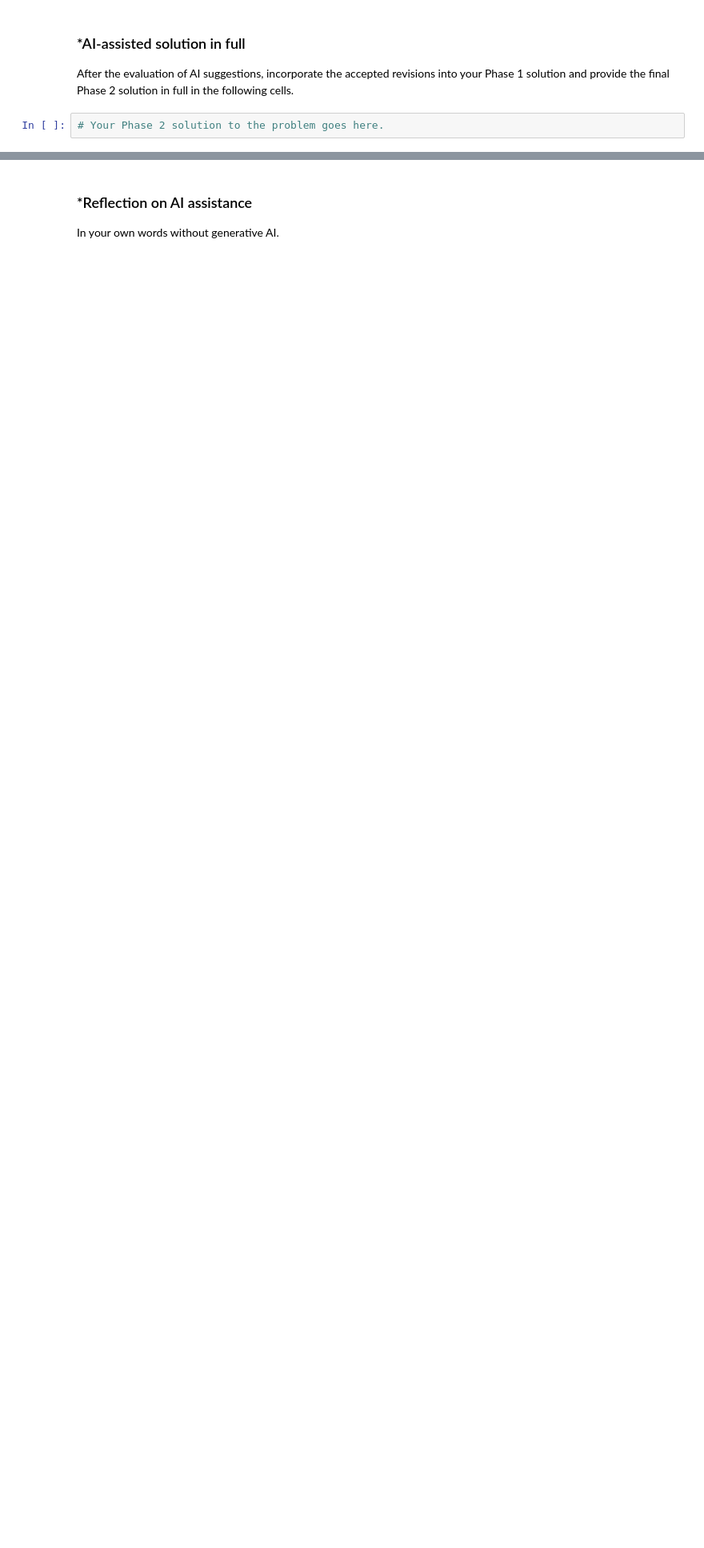
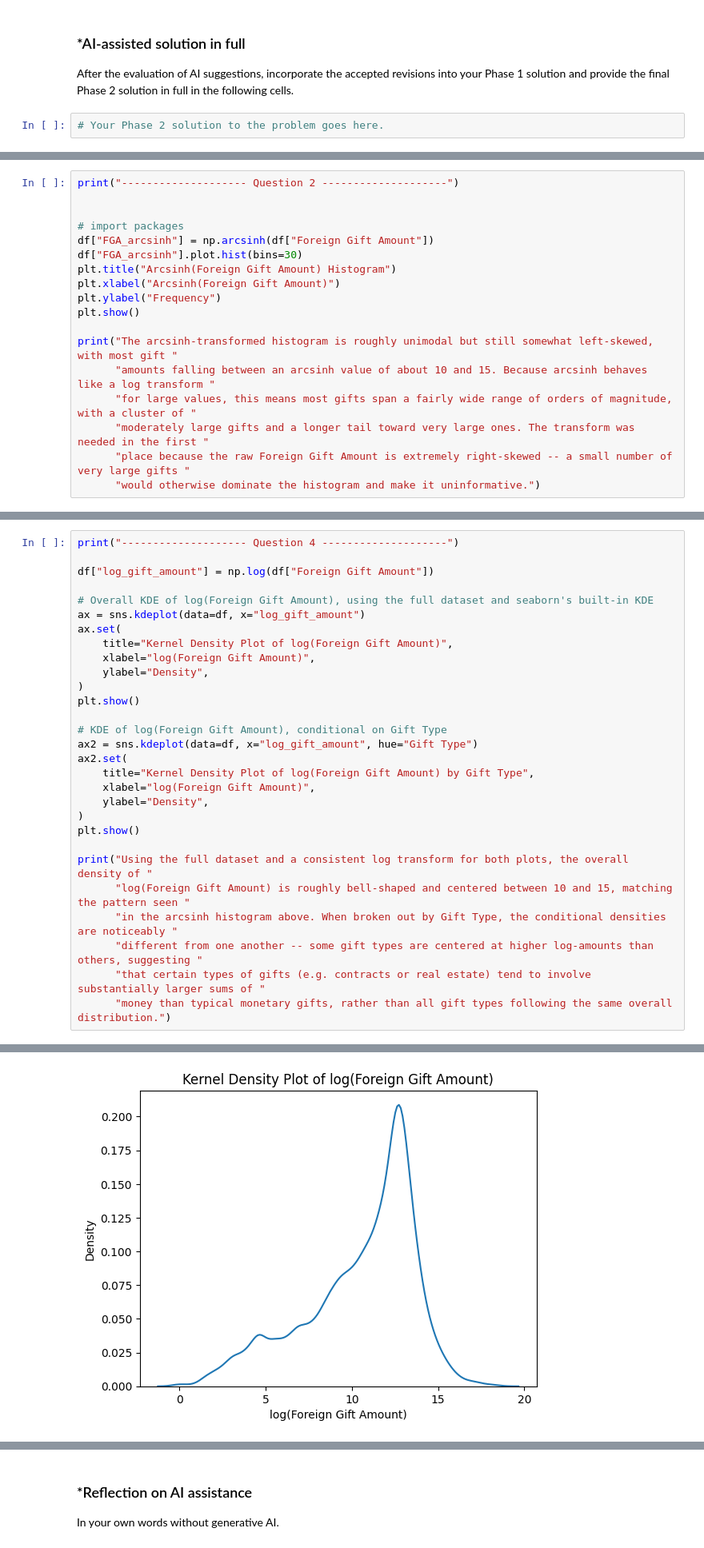
Before and after one commit to lanile200/A02-eda-and-visualization, a Jupyter notebook: notebook.ipynb, the cells around one changed output, grey strips where cells are left out. Shown at 80% size. Saved outputs shown, nothing was run; the diff lists cells and outputs as text; blank space fills up the shorter version.

```diff
--- a/notebook.ipynb
+++ b/notebook.ipynb
@@ -229,0 +277,18 @@ After the evaluation of AI suggestions, incorporate the accepted revisions into
+# %%
+print("-------------------- Question 2 --------------------")
+
+
+# import packages
+df["FGA_arcsinh"] = np.arcsinh(df["Foreign Gift Amount"])
+df["FGA_arcsinh"].plot.hist(bins=30)
+plt.title("Arcsinh(Foreign Gift Amount) Histogram")
+plt.xlabel("Arcsinh(Foreign Gift Amount)")
+plt.ylabel("Frequency")
+plt.show()
+
+print("The arcsinh-transformed histogram is roughly unimodal but still somewhat left-skewed, with most gift "
+      "amounts falling between an arcsinh value of about 10 and 15. Because arcsinh behaves like a log transform "
+      "for large values, this means most gifts span a fairly wide range of orders of magnitude, with a cluster of "
+      "moderately large gifts and a longer tail toward very large ones. The transform was needed in the first "
+      "place because the raw Foreign Gift Amount is extremely right-skewed -- a small number of very large gifts "
+      "would otherwise dominate the histogram and make it uninformative.")
@@ -229,0 +329,30 @@ After the evaluation of AI suggestions, incorporate the accepted revisions into
+# %%
+print("-------------------- Question 4 --------------------")
+
+df["log_gift_amount"] = np.log(df["Foreign Gift Amount"])
+
+# Overall KDE of log(Foreign Gift Amount), using the full dataset and seaborn's built-in KDE
+ax = sns.kdeplot(data=df, x="log_gift_amount")
+ax.set(
+    title="Kernel Density Plot of log(Foreign Gift Amount)",
+    xlabel="log(Foreign Gift Amount)",
+    ylabel="Density",
+)
+plt.show()
+
+# KDE of log(Foreign Gift Amount), conditional on Gift Type
+ax2 = sns.kdeplot(data=df, x="log_gift_amount", hue="Gift Type")
+ax2.set(
+    title="Kernel Density Plot of log(Foreign Gift Amount) by Gift Type",
+    xlabel="log(Foreign Gift Amount)",
+    ylabel="Density",
+)
+plt.show()
+
+print("Using the full dataset and a consistent log transform for both plots, the overall density of "
+      "log(Foreign Gift Amount) is roughly bell-shaped and centered between 10 and 15, matching the pattern seen "
+      "in the arcsinh histogram above. When broken out by Gift Type, the conditional densities are noticeably "
+      "different from one another -- some gift types are centered at higher log-amounts than others, suggesting "
+      "that certain types of gifts (e.g. contracts or real estate) tend to involve substantially larger sums of "
+      "money than typical monetary gifts, rather than all gift types following the same overall distribution.")
+# %% [output]
@@ -229,0 +360 @@ After the evaluation of AI suggestions, incorporate the accepted revisions into
+[figure, added]
```
Also changed, not shown: parts of 15 cells of this notebook.
